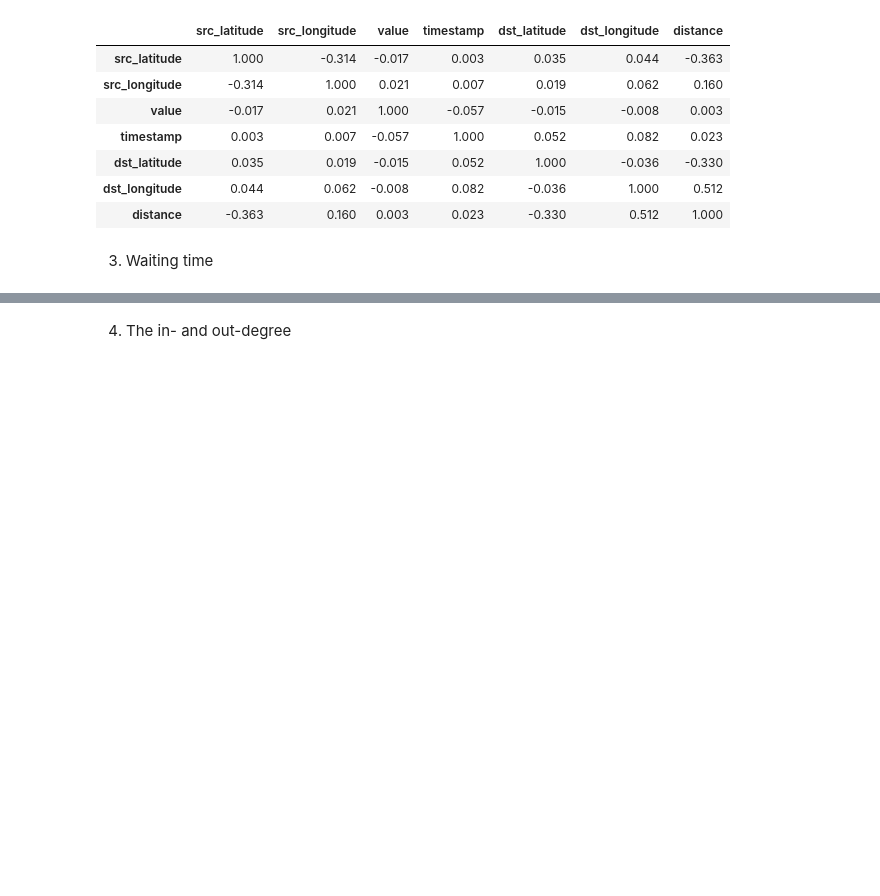
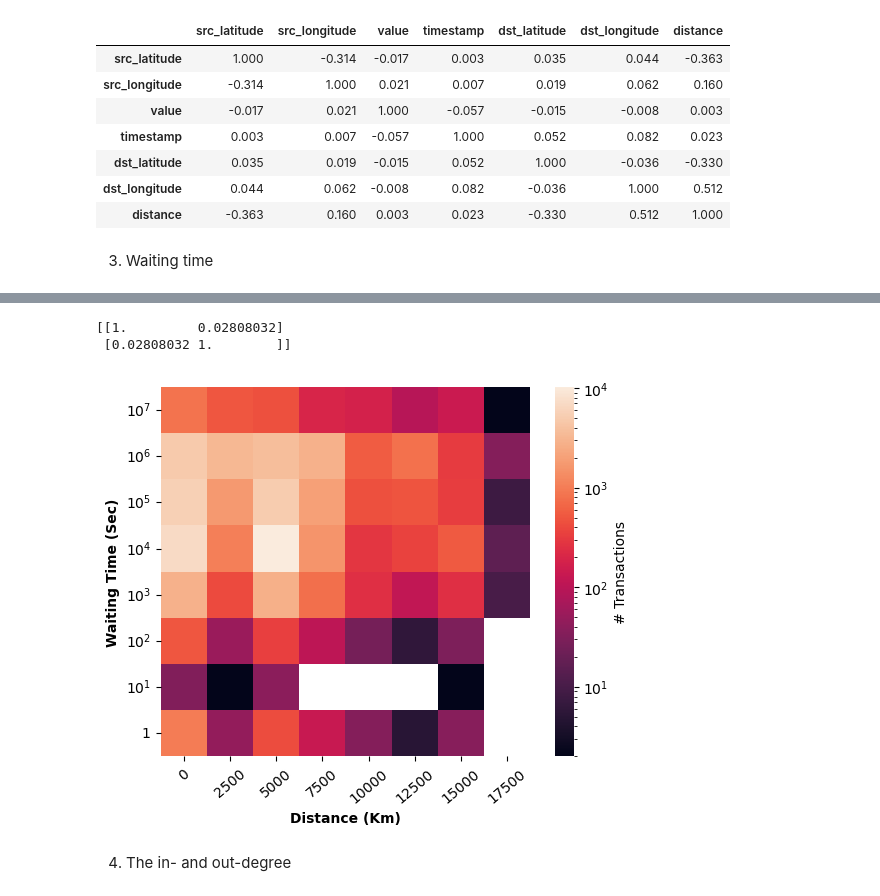
Before and after one commit to kelali01/Scaling-Laws-of-Bitcoin, a Jupyter notebook: Scaling_Laws.ipynb, the cells around one changed output, grey strips where cells are left out. Drawn from its saved outputs; the diff is of its cells as text; code cells hidden in the pictures; blank space fills up the shorter version.

```diff
--- a/Scaling_Laws.ipynb
+++ b/Scaling_Laws.ipynb
@@ -77,3 +141,58 @@ corr.style.background_gradient(cmap='coolwarm', axis= None).set_precision(3)
+# %%
+npd = np.array(wait_dis)
+npt = np.array(waiting_time) + 0.1
+nptime = np.log10(npt)
+print(np.corrcoef(npd,npt))
+# %% [output]
+[[1.         0.02808032]
+ [0.02808032 1.        ]]
+# %%
+column1 = [0, 2500, 5000, 7500, 10000, 12500, 15000, 17500, 20000]
+data1 = []
+
+for i in range(8):
+    data1.append([0,0,0,0,0,0,0,0])
+
+for i in range(65580):
+
+    time = nptime[i]
+    dist = npd[i]
+
+    for j in range(8):
+        if time >= j:
+            if time < j+1:
+                for k in range(8):
+                    if dist >= column1[k]:
+                        if dist < column1[k+1]:
+                            data1[j][k] += 1
+    if time < 0:
+        for k in range(8):
+            if dist >= column1[k]:
+                if dist < column1[k+1]:
+                    data1[0][k] += 1
+# %%
+table1 = pd.DataFrame(data1, columns=[0, 2500, 5000, 7500, 10000, 12500, 15000, 17500])
+
+import seaborn as sns
+from matplotlib.colors import LogNorm, Normalize
+import matplotlib.ticker as ticker
+
+g_vals = np.logspace(0, 7, 8)
+
+tick = ticker.ScalarFormatter(useOffset=False, useMathText=True)
+tick.set_powerlimits((0,0))
+
+tg = [u"${}$".format(tick.format_data(x)) for x in g_vals]
+
+
+ax = sns.heatmap(table1, cmap='rocket', cbar_kws={'label': '# Transactions'},square=True, norm=LogNorm(), yticklabels=tg)
+ax.invert_yaxis()
+ax.tick_params(axis='x', rotation=40)
+ax.tick_params(axis='y', rotation=0)
+plt.xlabel('Distance (Km)', fontsize=10, weight='bold')
+plt.ylabel('Waiting Time (Sec)', fontsize=10, weight='bold')
+# %% [output]
+[figure, added]
 # %% [markdown]
 4. The in- and out-degree
 # %%
```
Also changed, not shown: parts of 10 cells of this notebook.
